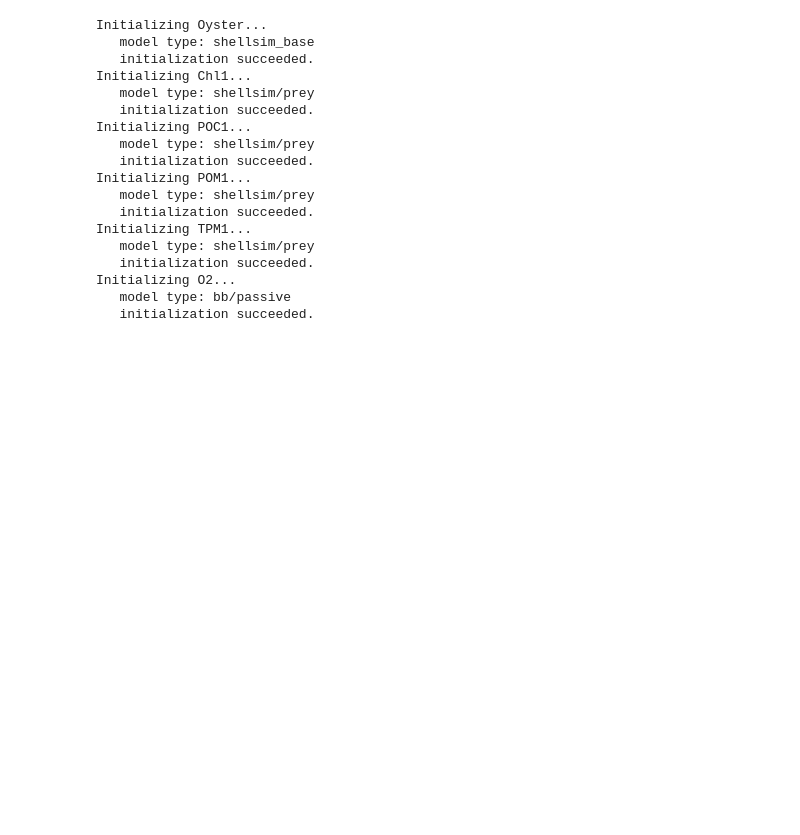
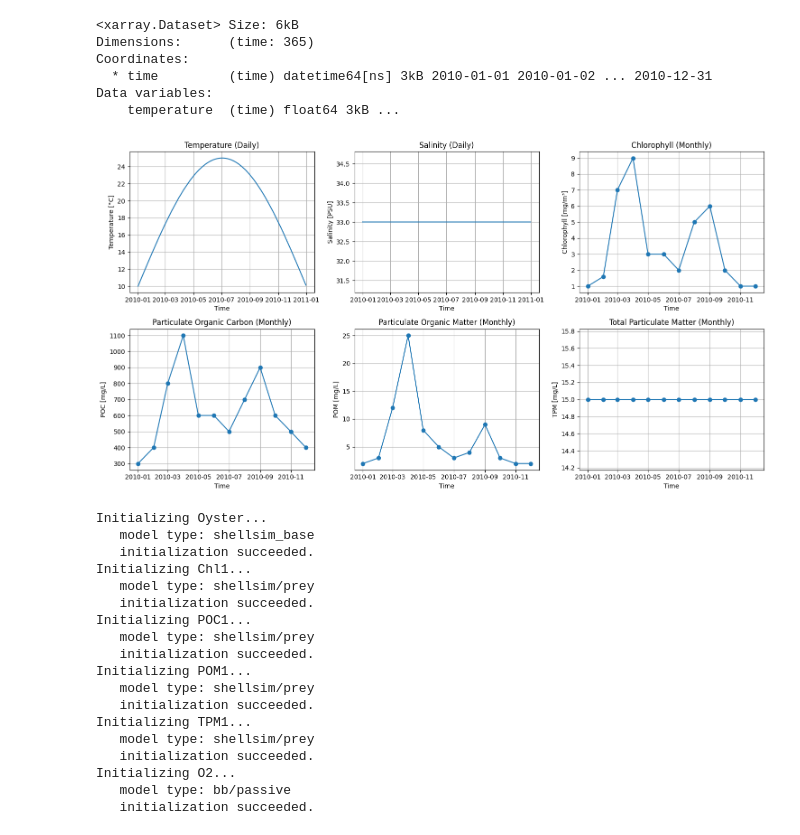
Before and after one commit to Ik-Emmanuel/wise_shellsim_trials_eumetsat, a Jupyter notebook: notebook_timeseries/single_timeseries/ShellSIM_test_script_timeseries (1).ipynb, the cells around one changed output. Cells and saved outputs as stored; diff of their text form; code cells hidden in the pictures; blank space fills up the shorter version.

```diff
--- a/notebook_timeseries/single_timeseries/ShellSIM_test_script_timeseries (1).ipynb
+++ b/notebook_timeseries/single_timeseries/ShellSIM_test_script_timeseries (1).ipynb
@@ -1 +14,73 @@
+# %%
+# load inputs - these would be the EO derived information, they can be at different temporal resolution
+input_T_timeseries=xr.open_dataset('./T_daily_timeseries.nc')
+input_S_timeseries=xr.open_dataset('./S_daily_timeseries.nc')
+input_Chl_timeseries=xr.open_dataset('./Chl_monthly_timeseries.nc')
+input_POC_timeseries=xr.open_dataset('./POC_monthly_timeseries.nc')
+input_POM_timeseries=xr.open_dataset('./POM_monthly_timeseries.nc')
+input_TPM_timeseries=xr.open_dataset('./TPM_monthly_timeseries.nc')
+# %%
+print(input_T_timeseries)
+# %% [output]
+<xarray.Dataset> Size: 6kB
+Dimensions:      (time: 365)
+Coordinates:
+  * time         (time) datetime64[ns] 3kB 2010-01-01 2010-01-02 ... 2010-12-31
+Data variables:
+    temperature  (time) float64 3kB ...
+# %%
+# Create a figure with 2 rows and 3 columns to visualize all input timeseries
+fig = figure(figsize=(15, 8))
+
+# Plot Temperature
+ax1 = fig.add_subplot(2, 3, 1)
+ax1.plot(input_T_timeseries.time, input_T_timeseries.temperature)
+ax1.set_xlabel('Time')
+ax1.set_ylabel('Temperature [°C]')
+ax1.set_title('Temperature (Daily)')
+ax1.grid(True)
+
+# Plot Salinity
+ax2 = fig.add_subplot(2, 3, 2)
+ax2.plot(input_S_timeseries.time, input_S_timeseries.salinity)
+ax2.set_xlabel('Time')
+ax2.set_ylabel('Salinity [PSU]')
+ax2.set_title('Salinity (Daily)')
+ax2.grid(True)
+
+# Plot Chlorophyll
+ax3 = fig.add_subplot(2, 3, 3)
+ax3.plot(input_Chl_timeseries.time, input_Chl_timeseries.Chl, 'o-')
+ax3.set_xlabel('Time')
+ax3.set_ylabel('Chlorophyll [mg/m³]')
+ax3.set_title('Chlorophyll (Monthly)')
+ax3.grid(True)
+
+# Plot POC
+ax4 = fig.add_subplot(2, 3, 4)
+ax4.plot(input_POC_timeseries.time, input_POC_timeseries.POC, 'o-')
+ax4.set_xlabel('Time')
+ax4.set_ylabel('POC [mg/L]')
+ax4.set_title('Particulate Organic Carbon (Monthly)')
+ax4.grid(True)
+
+# Plot POM
+ax5 = fig.add_subplot(2, 3, 5)
+ax5.plot(input_POM_timeseries.time, input_POM_timeseries.POM, 'o-')
+ax5.set_xlabel('Time')
+ax5.set_ylabel('POM [mg/L]')
+ax5.set_title('Particulate Organic Matter (Monthly)')
+ax5.grid(True)
+
+# Plot TPM
+ax6 = fig.add_subplot(2, 3, 6)
+ax6.plot(input_TPM_timeseries.time, input_TPM_timeseries.TPM, 'o-')
+ax6.set_xlabel('Time')
+ax6.set_ylabel('TPM [mg/L]')
+ax6.set_title('Total Particulate Matter (Monthly)')
+ax6.grid(True)
+
+fig.tight_layout()
+# %% [output]
+[figure, added]
 # %%
```
Also changed, not shown: parts of 3 cells of this notebook, 39 other files.
